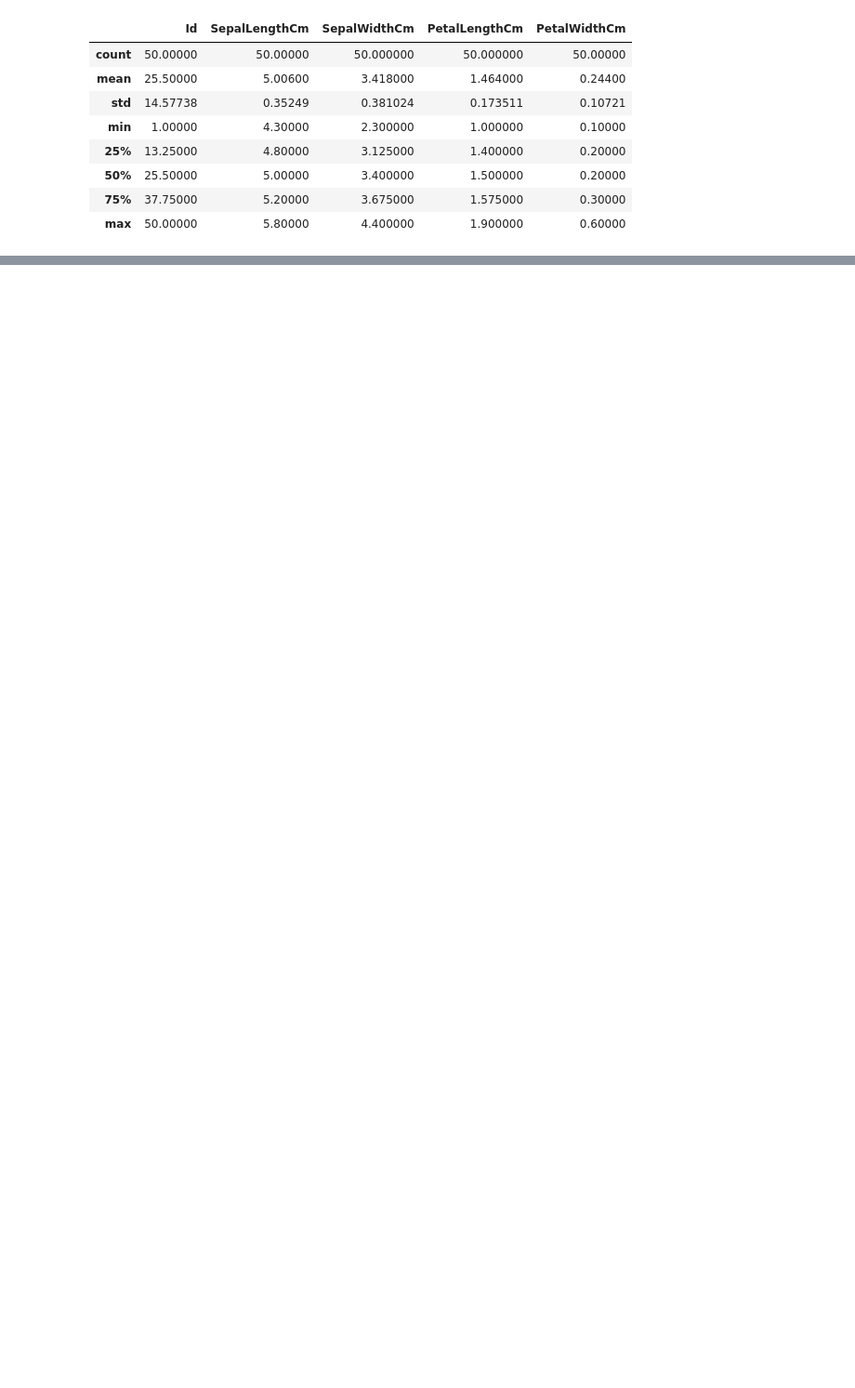
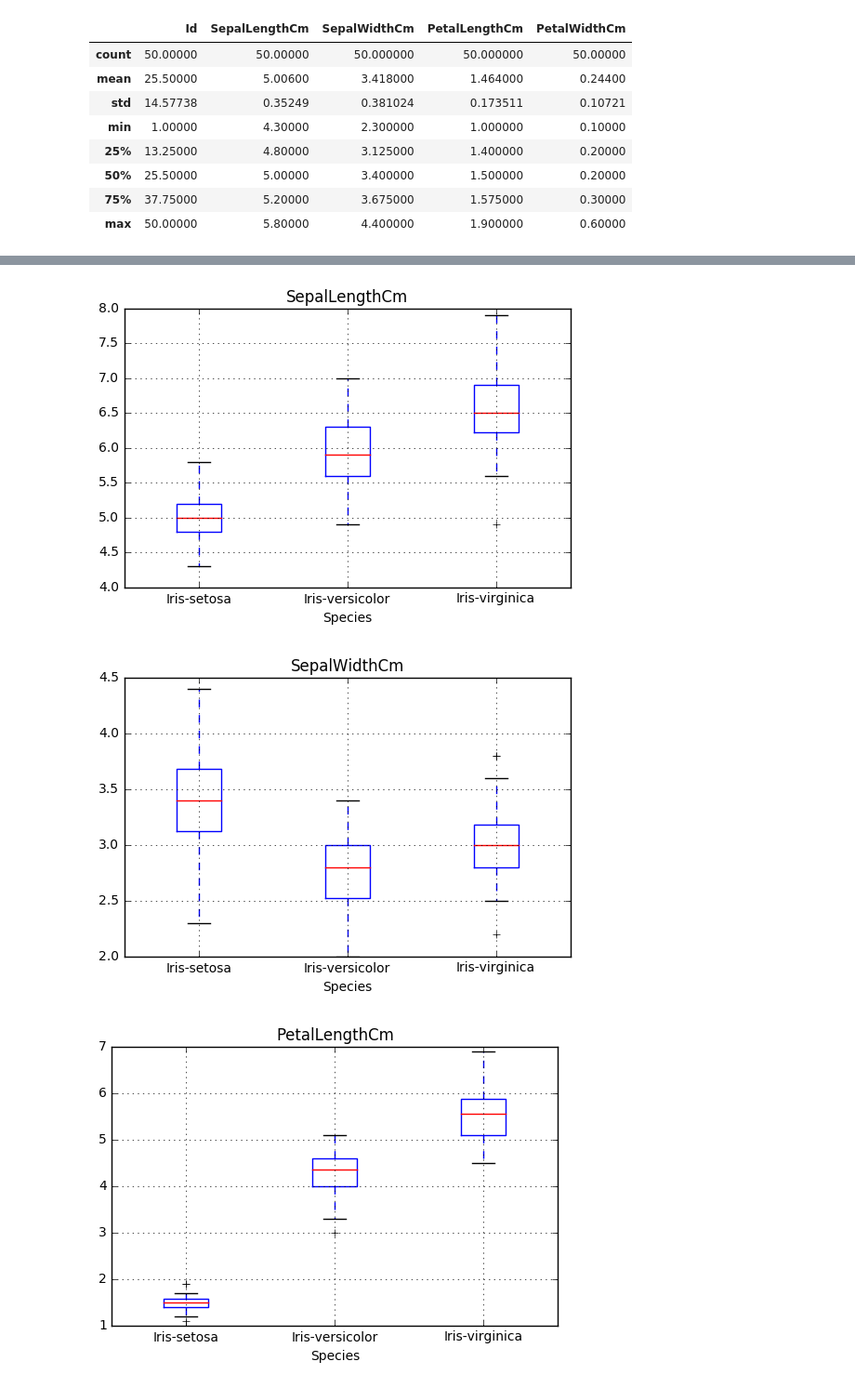
Before and after one commit to LJarzombek/Unit-13-Assignment, a Jupyter notebook: L_Jarzombek_Unit13Assignment.ipynb, the cells around one changed output, grey strips where cells are left out. Shown: that part at 93% size. Saved outputs shown, nothing was run; the diff lists cells and outputs as text; code cells hidden in the pictures; blank space fills up the shorter version.

```diff
--- a/L_Jarzombek_Unit13Assignment.ipynb
+++ b/L_Jarzombek_Unit13Assignment.ipynb
@@ -196,0 +197,19 @@ NameError: name 'iris' is not defined
+# %%
+%matplotlib inline
+import matplotlib.pyplot as plt
+iris.boxplot(column="SepalLengthCm", by="Species")
+plt.suptitle("")
+plt.show()
+iris.boxplot(column="SepalWidthCm", by="Species")
+plt.suptitle("")
+plt.show()
+iris.boxplot(column="PetalLengthCm", by="Species")
+plt.suptitle("")
+plt.show()
+iris.boxplot(column="PetalWidthCm", by="Species")
+plt.suptitle("")
+plt.show()
+# %% [output]
+[figure, added]
+[figure, added]
+[figure, added]
```
Also changed, not shown: parts of 9 cells of this notebook.
